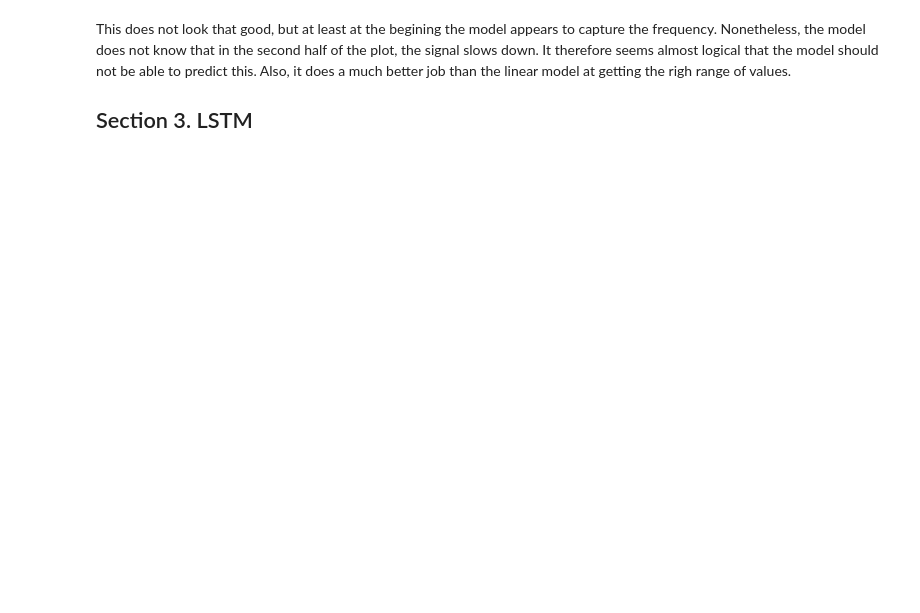
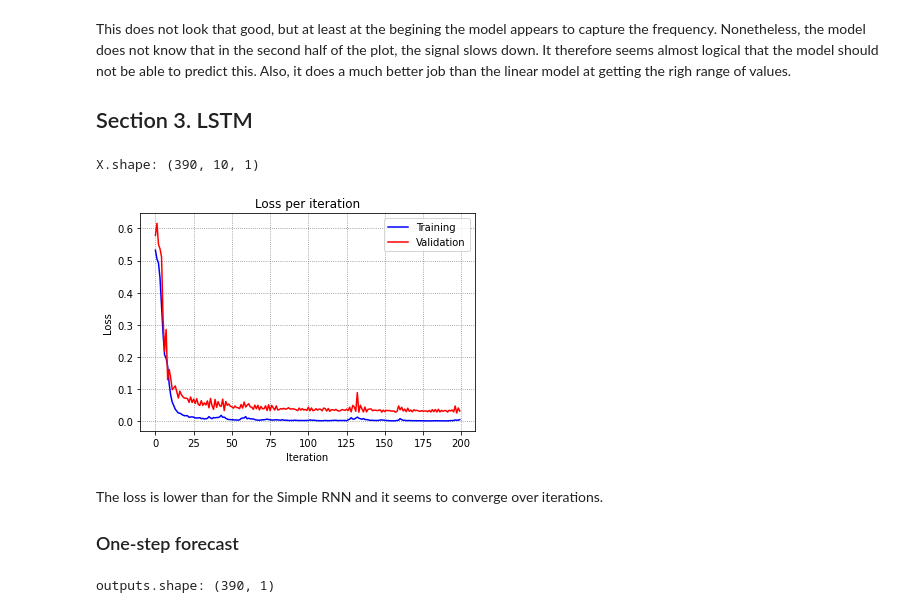
Before and after one commit to kbantoec/deep_learning, a Jupyter notebook: rnn/lstm_nonlinear.ipynb, the cells around one changed output. Saved outputs shown, nothing was run; the diff lists cells and outputs as text; code cells hidden in the pictures; blank space fills up the shorter version.

Commit message:
Added section 3 (LSTM)

```diff
--- a/rnn/lstm_nonlinear.ipynb
+++ b/rnn/lstm_nonlinear.ipynb
@@ -229,3 +231,37 @@ plt.show()
 This does not look that good, but at least at the begining the model appears to capture the frequency. Nonetheless, the model does not know that in the second half of the plot, the signal slows down. It therefore seems almost logical that the model should not be able to predict this. Also, it does a much better job than the linear model at getting the righ range of values.
 
 ## Section 3. LSTM
+# %%
+X = X.reshape(-1, T, 1)  # Make it (N, T, D)
+print(f"X.shape: {X.shape}")
+
+inputs = Input(shape=(T, D))
+x = LSTM(10)(inputs)
+x = Dense(1)(x)
+model = Model(inputs, x)
+model.compile(loss='mse', optimizer=Adam(learning_rate=0.05))
+# %% [output]
+X.shape: (390, 10, 1)
+# %%
+r = model.fit(X[:-N//2], Y[:-N//2], batch_size=32, epochs=200, validation_data=(X[-N//2:], Y[-N//2:]), verbose=0)
+# %%
+plt.plot(r.history['loss'], label='Training', c='b')
+plt.plot(r.history['val_loss'], label='Validation', c='r')
+plt.ylabel('Loss')
+plt.xlabel('Iteration')
+plt.title('Loss per iteration')
+plt.grid(c='gray', ls=':')
+plt.legend()
+plt.show()
+# %% [output]
+[figure, added]
+# %% [markdown]
+The loss is lower than for the Simple RNN and it seems to converge over iterations.
+
+### One-step forecast
+# %%
+outputs = model.predict(X)
+print(f"outputs.shape: {outputs.shape}")
+predictions = outputs[:, 0]
+# %% [output]
+outputs.shape: (390, 1)
```
Also changed, not shown: parts of 14 cells of this notebook.
